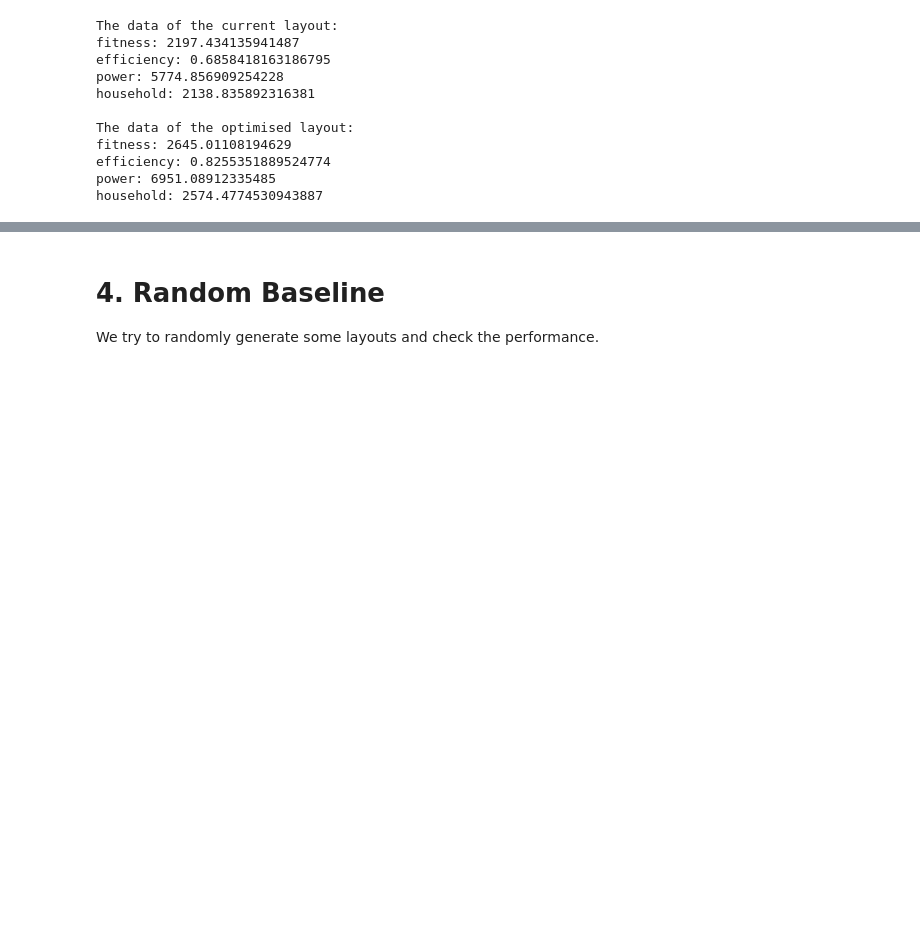
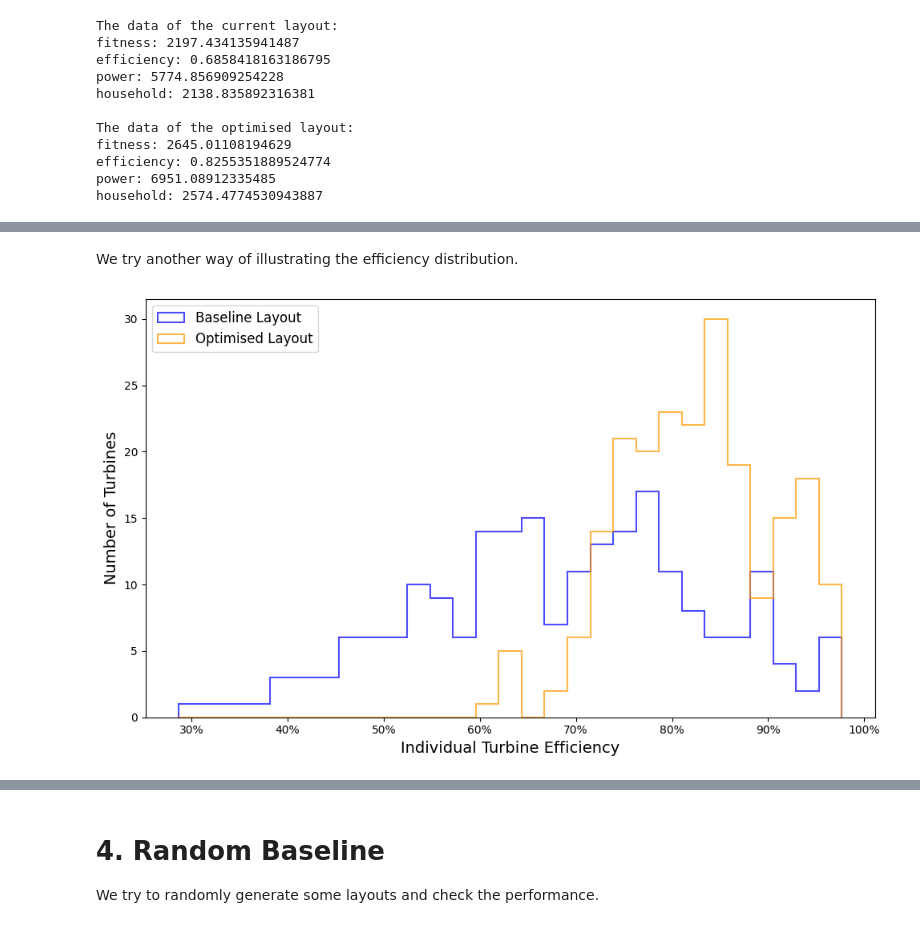
Before and after one commit to ShitianZhang22/Wind-Farm-Layout-Optimisation, a Jupyter notebook: whitelee2.ipynb, the cells around one changed output, grey strips where cells are left out. Cells and saved outputs as stored; diff of their text form; code cells hidden in the pictures; blank space fills up the shorter version.

```diff
--- a/whitelee2.ipynb
+++ b/whitelee2.ipynb
@@ -488,0 +557,29 @@ plt.show()
+# %% [markdown]
+We try another way of illustrating the efficiency distribution.
+# %%
+# Create a histogram of random_eff with vertical lines for turbine_eff and optimised_eff
+fig, ax = plt.subplots(figsize=(10, 6))
+
+style0 = {'facecolor': 'none', 'edgecolor': '#0000FF', 'linewidth': 1.5, 'alpha': 0.7}
+style1 = {'facecolor': 'none', 'edgecolor': '#FF9900', 'linewidth': 1.5, 'alpha': 0.7}
+
+# Plot histogram for random_eff
+xbin = np.linspace(eff_min, eff_max, 30)
+ax.hist(turbine_eff, bins=xbin, label='Baseline Layout', color='gray', histtype='step', **style0)
+ax.hist(optimised_eff, bins=xbin, label='Optimised Layout', color='gray', histtype='step', **style1)
+
+# Add labels, title (not used now), and legend
+# ax.set_title('Efficiency Distribution of Random Layouts', fontsize=16)
+ax.set_xlabel('Individual Turbine Efficiency', fontsize=14)
+ax.set_ylabel('Number of Turbines', fontsize=14)
+ax.legend(fontsize=12)
+
+# Change the X axis to percentage
+# From: https://stackoverflow.com/questions/31357611/format-y-axis-as-percent
+ax.xaxis.set_major_formatter(PercentFormatter(1, decimals=0))
+
+# Show the plot
+plt.tight_layout()
+plt.show()
+# %% [output]
+[figure, added]
```
Also changed, not shown: parts of 12 cells of this notebook, 3 other files.
